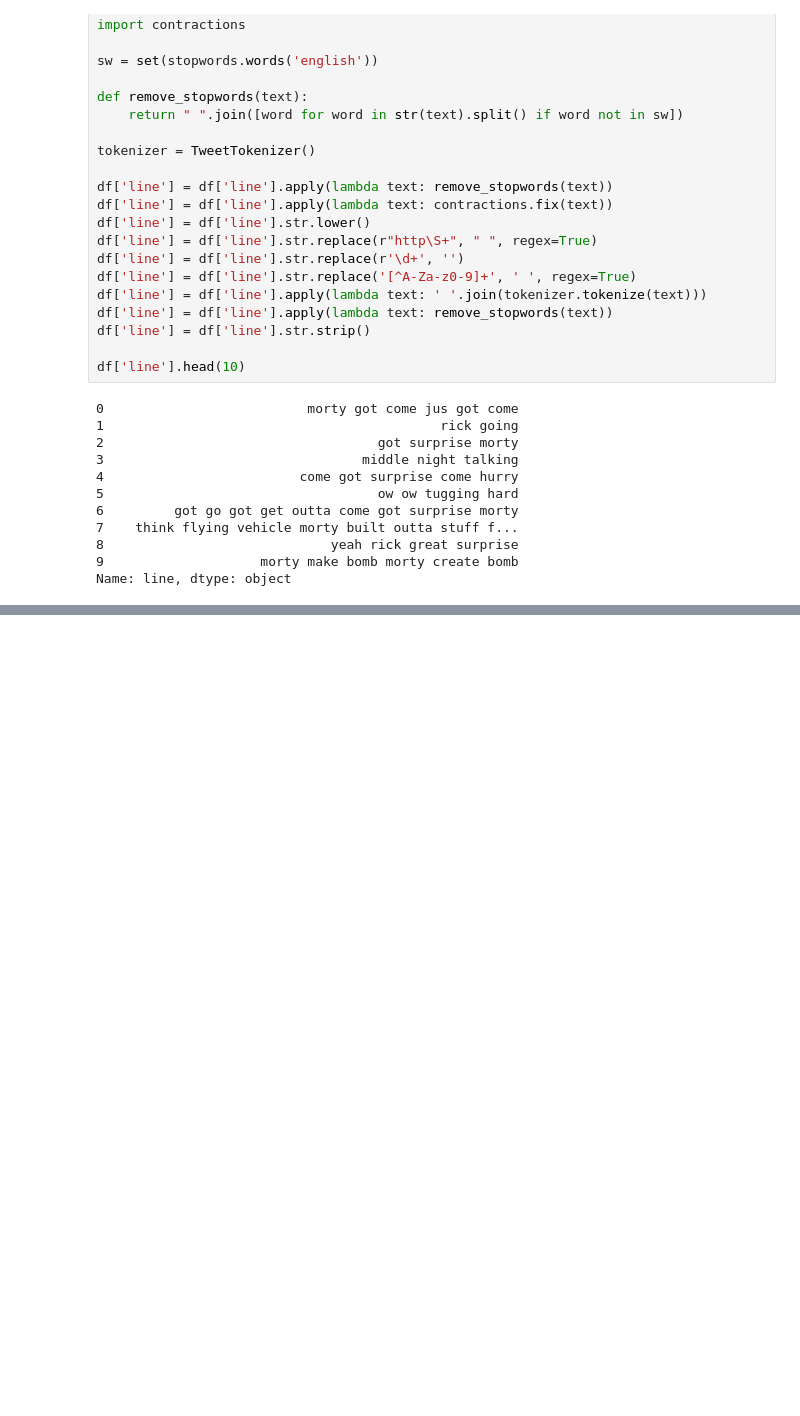
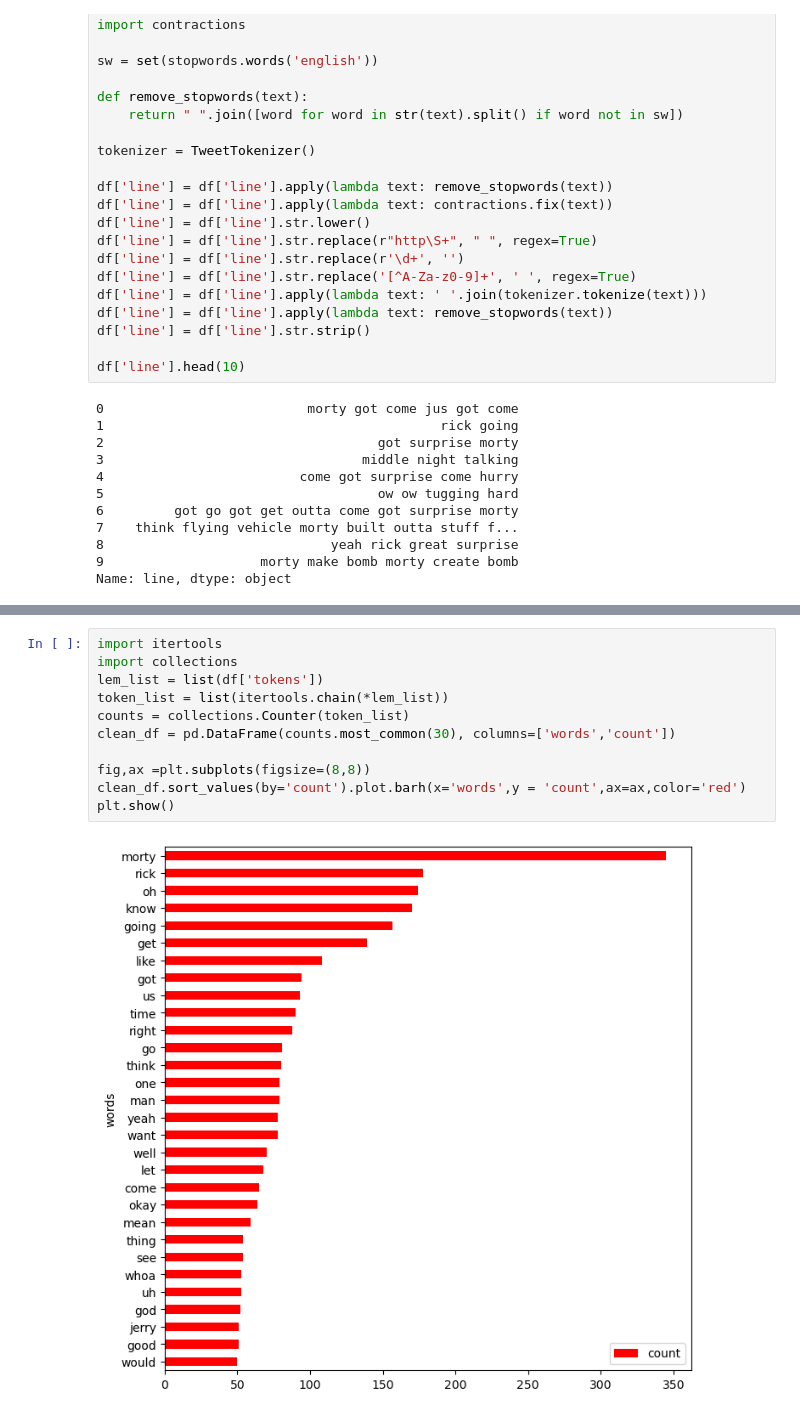
Before and after one commit to grumpycatyo-collab/heavy-rick-metal, a Jupyter notebook: Sentiment Analysis Pickle Rick.ipynb, the cells around one changed output, grey strips where cells are left out. Saved outputs shown, nothing was run; the diff lists cells and outputs as text; blank space fills up the shorter version.

```diff
--- a/Sentiment Analysis Pickle Rick.ipynb
+++ b/Sentiment Analysis Pickle Rick.ipynb
@@ -154,0 +131,13 @@ new_df.head(50)
+# %%
+import itertools
+import collections
+lem_list = list(df['tokens'])
+token_list = list(itertools.chain(*lem_list))
+counts = collections.Counter(token_list)
+clean_df = pd.DataFrame(counts.most_common(30), columns=['words','count'])
+
+fig,ax =plt.subplots(figsize=(8,8))
+clean_df.sort_values(by='count').plot.barh(x='words',y = 'count',ax=ax,color='red')
+plt.show()
+# %% [output]
+[figure, added]
```
Also changed, not shown: parts of 2 cells of this notebook.
